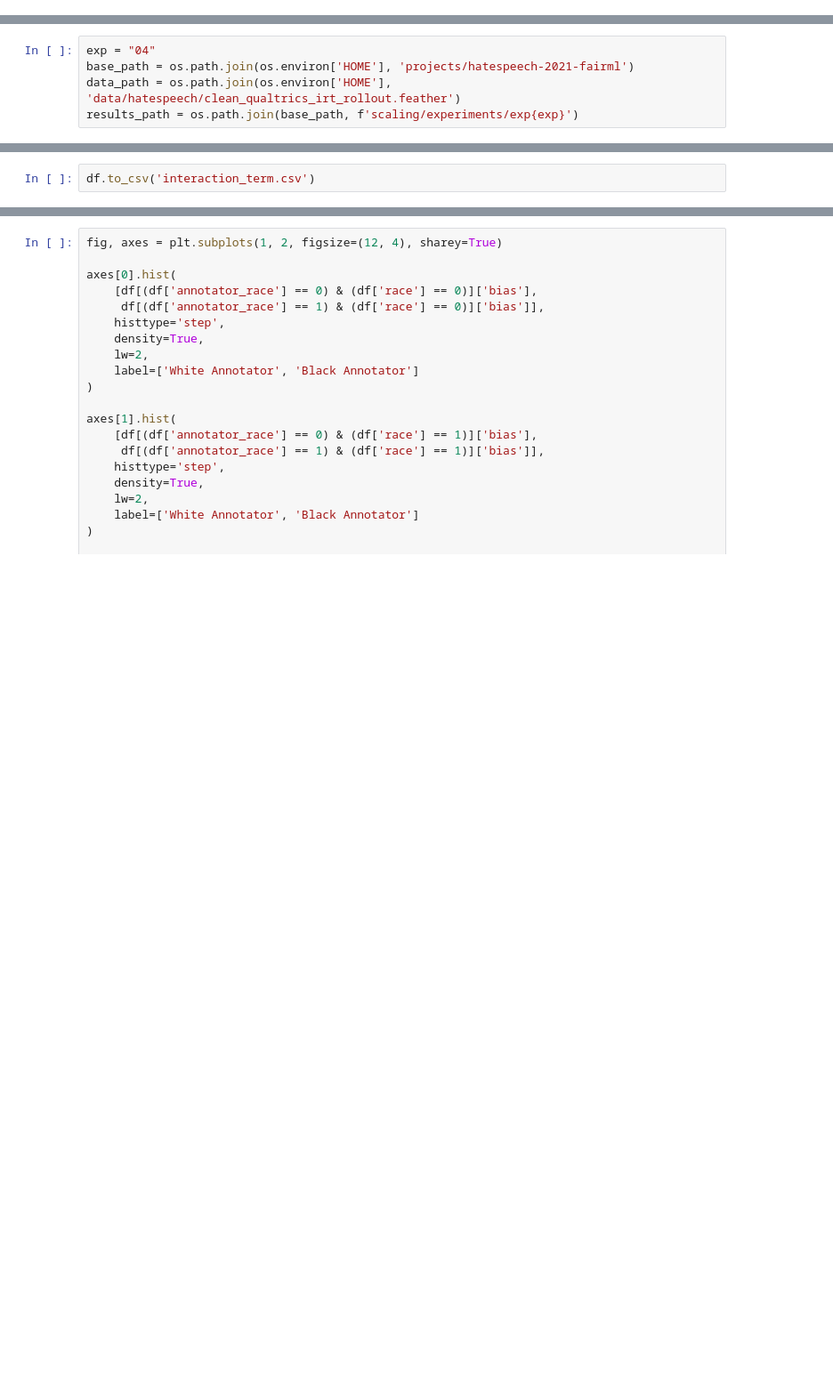
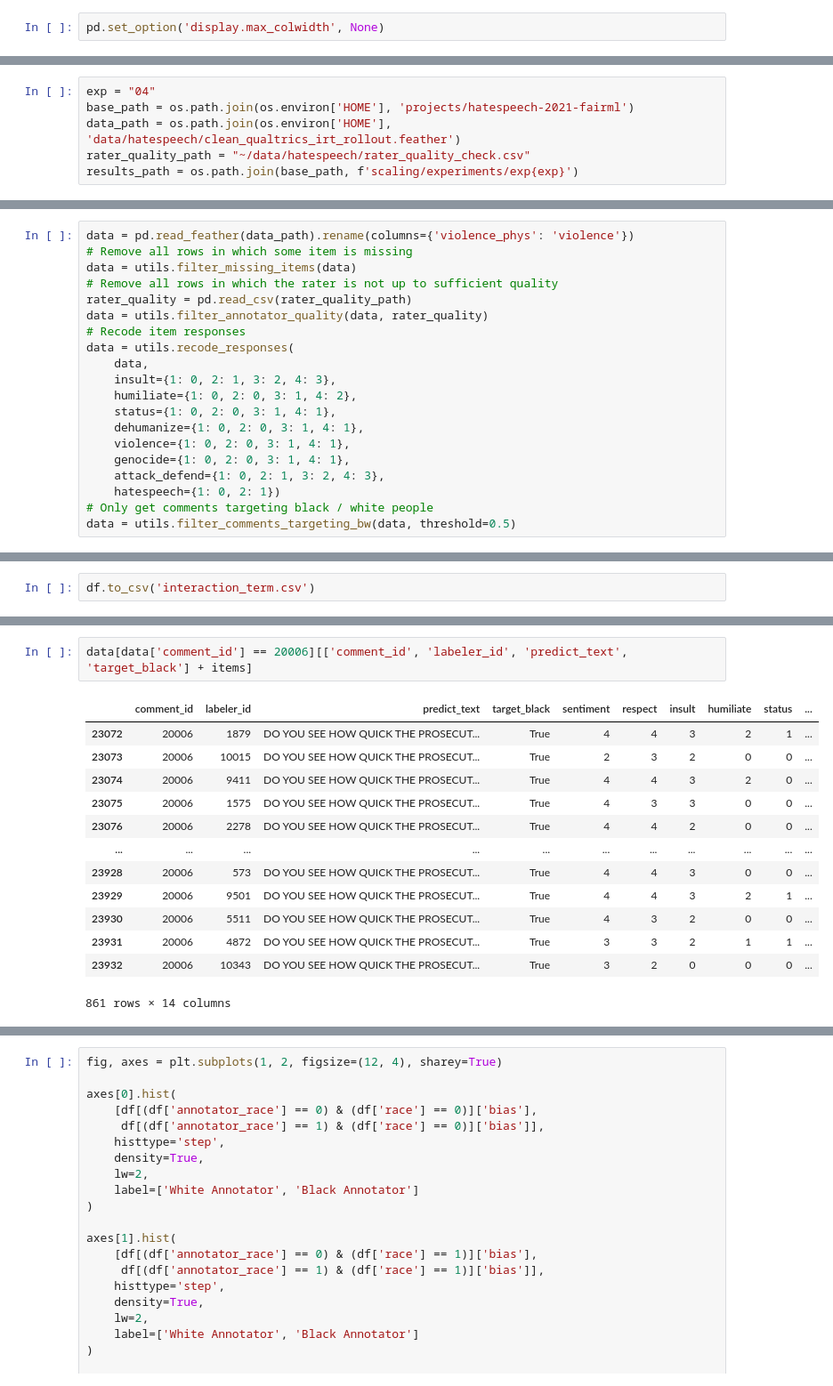
Before and after one commit to dlab-projects/annotator_sensitivity_irt, a Jupyter notebook: notebooks/analyze_exp04.ipynb, the cells around one changed output, grey strips where cells are left out. Shown: that part at 89% size. Drawn from its saved outputs; the diff is of its cells as text; blank space fills up the shorter version.

```diff
--- a/notebooks/analyze_exp04.ipynb
+++ b/notebooks/analyze_exp04.ipynb
@@ -16,10 +18,13 @@ from IPython.display import Markdown
 from scipy.stats import f_oneway, kruskal
 
 %matplotlib inline
+# %%
+pd.set_option('display.max_colwidth', None)
 # %%
 mplego.style.use_latex_style()
 # %%
 exp = "04"
 base_path = os.path.join(os.environ['HOME'], 'projects/hatespeech-2021-fairml')
 data_path = os.path.join(os.environ['HOME'], 'data/hatespeech/clean_qualtrics_irt_rollout.feather')
+rater_quality_path = "~/data/hatespeech/rater_quality_check.csv"
 results_path = os.path.join(base_path, f'scaling/experiments/exp{exp}')
@@ -28,3 +31,23 @@ data = pd.read_feather(data_path)
+# %%
+data = pd.read_feather(data_path).rename(columns={'violence_phys': 'violence'})
+# Remove all rows in which some item is missing
+data = utils.filter_missing_items(data)
+# Remove all rows in which the rater is not up to sufficient quality
+rater_quality = pd.read_csv(rater_quality_path)
+data = utils.filter_annotator_quality(data, rater_quality)
+# Recode item responses
+data = utils.recode_responses(
+    data,
+    insult={1: 0, 2: 1, 3: 2, 4: 3},
+    humiliate={1: 0, 2: 0, 3: 1, 4: 2},
+    status={1: 0, 2: 0, 3: 1, 4: 1},
+    dehumanize={1: 0, 2: 0, 3: 1, 4: 1},
+    violence={1: 0, 2: 0, 3: 1, 4: 1},
+    genocide={1: 0, 2: 0, 3: 1, 4: 1},
+    attack_defend={1: 0, 2: 1, 3: 2, 4: 3},
+    hatespeech={1: 0, 2: 1})
+# Only get comments targeting black / white people
+data = utils.filter_comments_targeting_bw(data, threshold=0.5)
 # %%
 bias_path = os.path.join(results_path, f"exp{exp}_bias.txt")
 # %%
@@ -80,0 +158,16 @@ Name: annotator_race, dtype: int64
+# %%
+data[data['comment_id'] == 20006][['comment_id', 'labeler_id', 'predict_text', 'target_black'] + items]
+# %% [output]
+|  | comment_id | labeler_id | predict_text | target_black | sentiment | respect | insult | humiliate | status | ... |
+| 23072 | 20006 | 1879 | DO YOU SEE HOW QUICK THE PROSECUT... | True | 4 | 4 | 3 | 2 | 1 | ... |
+| 23073 | 20006 | 10015 | DO YOU SEE HOW QUICK THE PROSECUT... | True | 2 | 3 | 2 | 0 | 0 | ... |
+| 23074 | 20006 | 9411 | DO YOU SEE HOW QUICK THE PROSECUT... | True | 4 | 4 | 3 | 2 | 0 | ... |
+| 23075 | 20006 | 1575 | DO YOU SEE HOW QUICK THE PROSECUT... | True | 4 | 3 | 3 | 0 | 0 | ... |
+| 23076 | 20006 | 2278 | DO YOU SEE HOW QUICK THE PROSECUT... | True | 4 | 4 | 2 | 0 | 0 | ... |
+| ... | ... | ... | ... | ... | ... | ... | ... | ... | ... | ... |
+| 23928 | 20006 | 573 | DO YOU SEE HOW QUICK THE PROSECUT... | True | 4 | 4 | 3 | 0 | 0 | ... |
+| 23929 | 20006 | 9501 | DO YOU SEE HOW QUICK THE PROSECUT... | True | 4 | 4 | 3 | 2 | 1 | ... |
+| 23930 | 20006 | 5511 | DO YOU SEE HOW QUICK THE PROSECUT... | True | 4 | 3 | 2 | 0 | 0 | ... |
+| 23931 | 20006 | 4872 | DO YOU SEE HOW QUICK THE PROSECUT... | True | 3 | 3 | 2 | 1 | 1 | ... |
+| 23932 | 20006 | 10343 | DO YOU SEE HOW QUICK THE PROSECUT... | True | 3 | 2 | 0 | 0 | 0 | ... |
+861 rows × 14 columns
```
Also changed, not shown: parts of 13 cells of this notebook, 3 other files.
